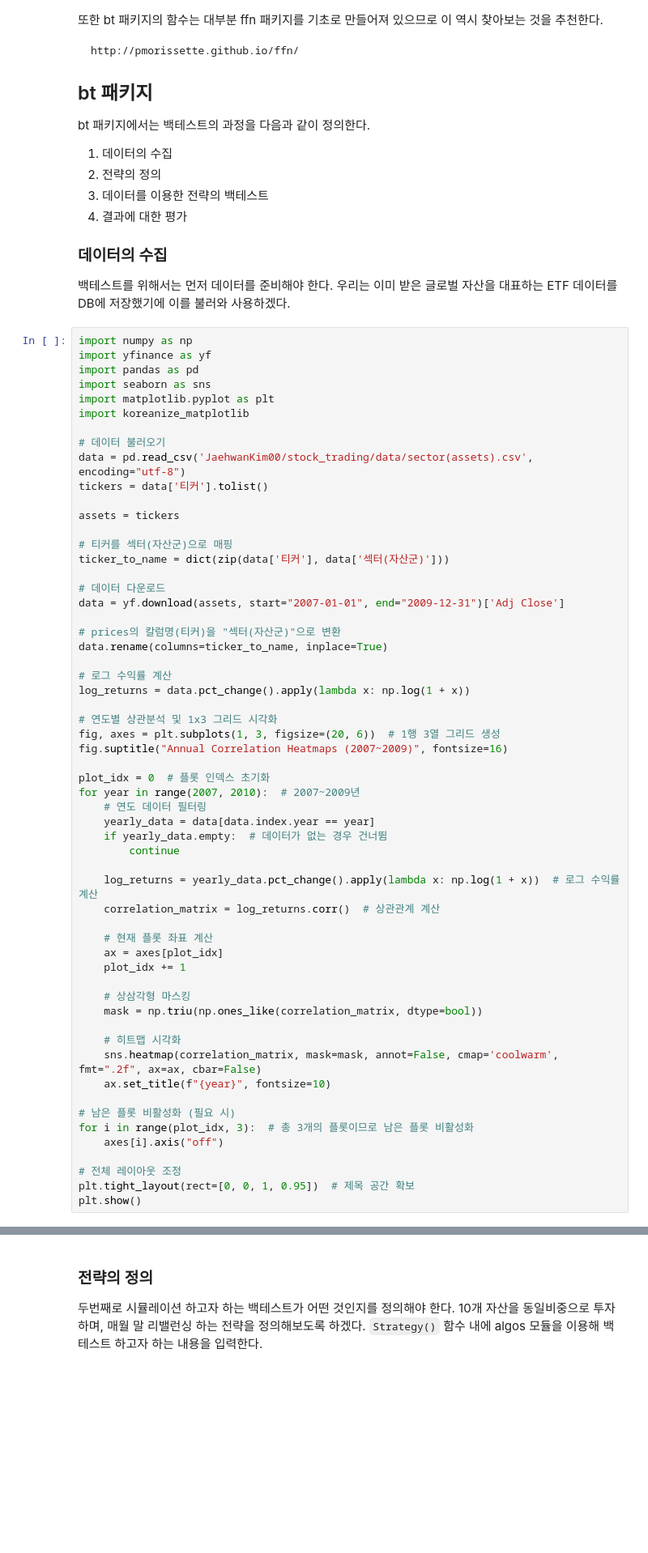
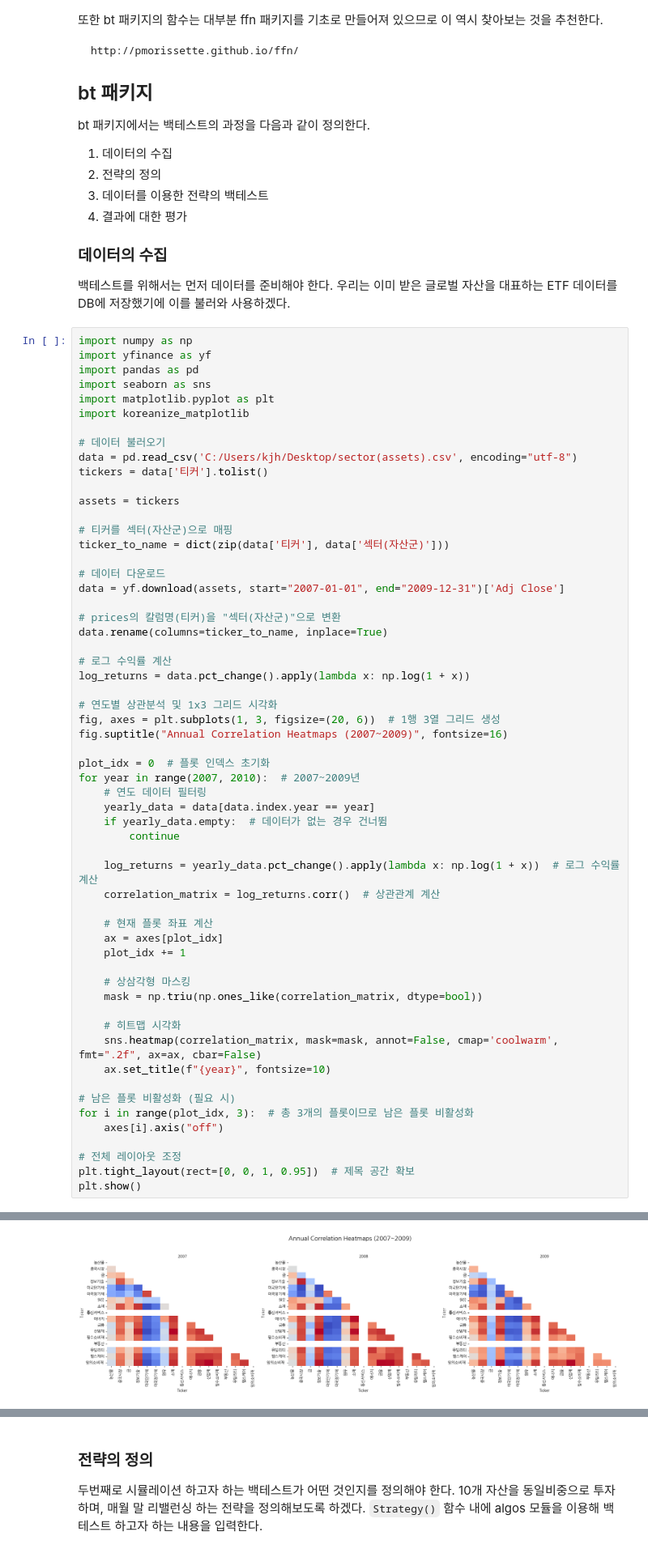
Before and after one commit to JaehwanKim00/stock_trading, a Jupyter notebook: backtest.ipynb, the cells around one changed output, grey strips where cells are left out. Shown at 81% size. Drawn from its saved outputs; the diff is of its cells as text; blank space fills up the shorter version.

```diff
--- a/backtest.ipynb
+++ b/backtest.ipynb
@@ -52,7 +52,7 @@ import matplotlib.pyplot as plt
 import koreanize_matplotlib
 
 # 데이터 불러오기
-data = pd.read_csv('JaehwanKim00/stock_trading/data/sector(assets).csv', encoding="utf-8")
+data = pd.read_csv('C:/Users/kjh/Desktop/sector(assets).csv', encoding="utf-8")
 tickers = data['티커'].tolist()
 
 assets = tickers
@@ -105,0 +109 @@ FileNotFoundError: [Errno 2] No such file or directory: 'JaehwanKim00/stock_trad
+[figure, added]
```
Also changed, not shown: parts of 6 cells of this notebook.
